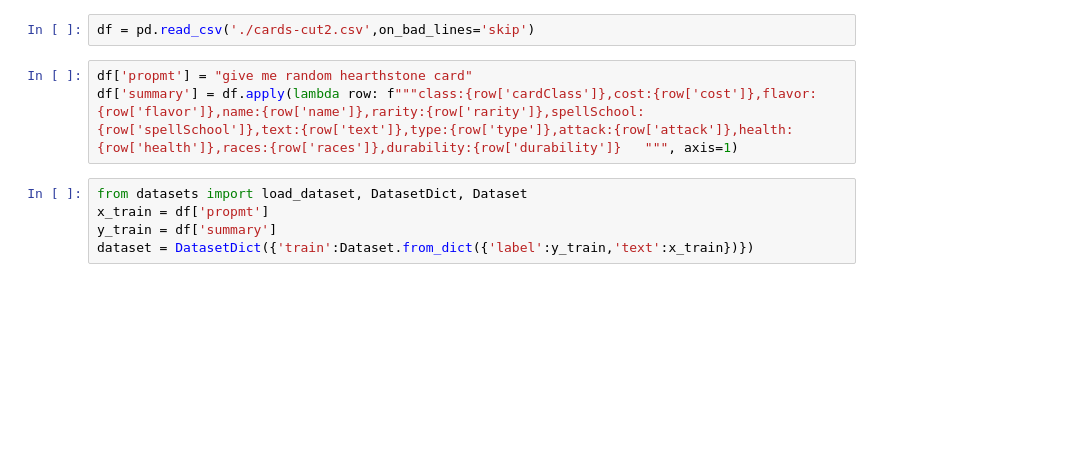
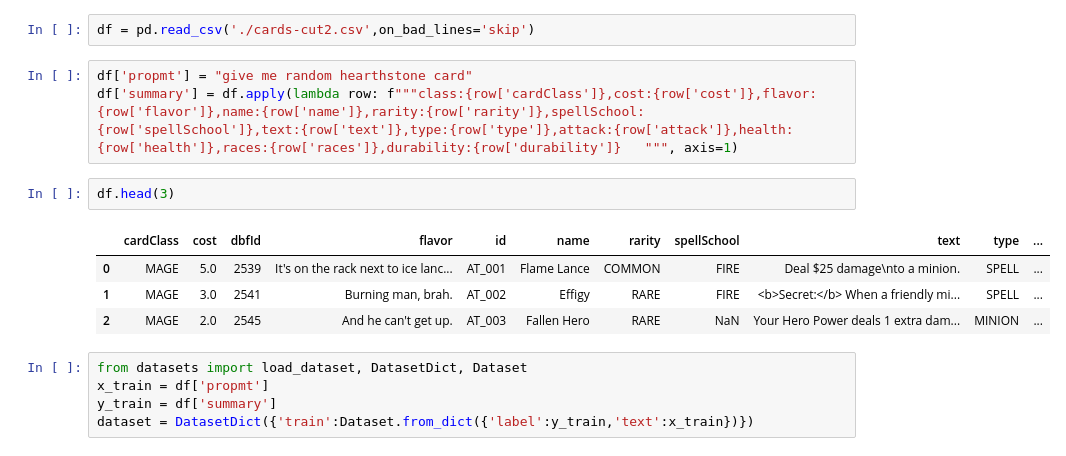
Before and after one commit to patkamon/hs-gen, a Jupyter notebook: test_min.ipynb, the cells around one changed output. Drawn from its saved outputs; the diff is of its cells as text; blank space fills up the shorter version.

```diff
--- a/test_min.ipynb
+++ b/test_min.ipynb
@@ -13,6 +13,13 @@ df = pd.read_csv('./cards-cut2.csv',on_bad_lines='skip')
 # %%
 df['propmt'] = "give me random hearthstone card"
 df['summary'] = df.apply(lambda row: f"""class:{row['cardClass']},cost:{row['cost']},flavor:{row['flavor']},name:{row['name']},rarity:{row['rarity']},spellSchool:{row['spellSchool']},text:{row['text']},type:{row['type']},attack:{row['attack']},health:{row['health']},races:{row['races']},durability:{row['durability']}   """, axis=1)
+# %%
+df.head(3)
+# %% [output]
+|  | cardClass | cost | dbfId | flavor | id | name | rarity | spellSchool | text | type | ... |
+| 0 | MAGE | 5.0 | 2539 | It's on the rack next to ice lanc... | AT_001 | Flame Lance | COMMON | FIRE | Deal $25 damage\nto a minion. | SPELL | ... |
+| 1 | MAGE | 3.0 | 2541 | Burning man, brah. | AT_002 | Effigy | RARE | FIRE | <b>Secret:</b> When a friendly mi... | SPELL | ... |
+| 2 | MAGE | 2.0 | 2545 | And he can't get up. | AT_003 | Fallen Hero | RARE | NaN | Your Hero Power deals 1 extra dam... | MINION | ... |
 # %%
 from datasets import load_dataset, DatasetDict, Dataset
 x_train = df['propmt']
```
Also changed, not shown: parts of 14 cells of this notebook.
